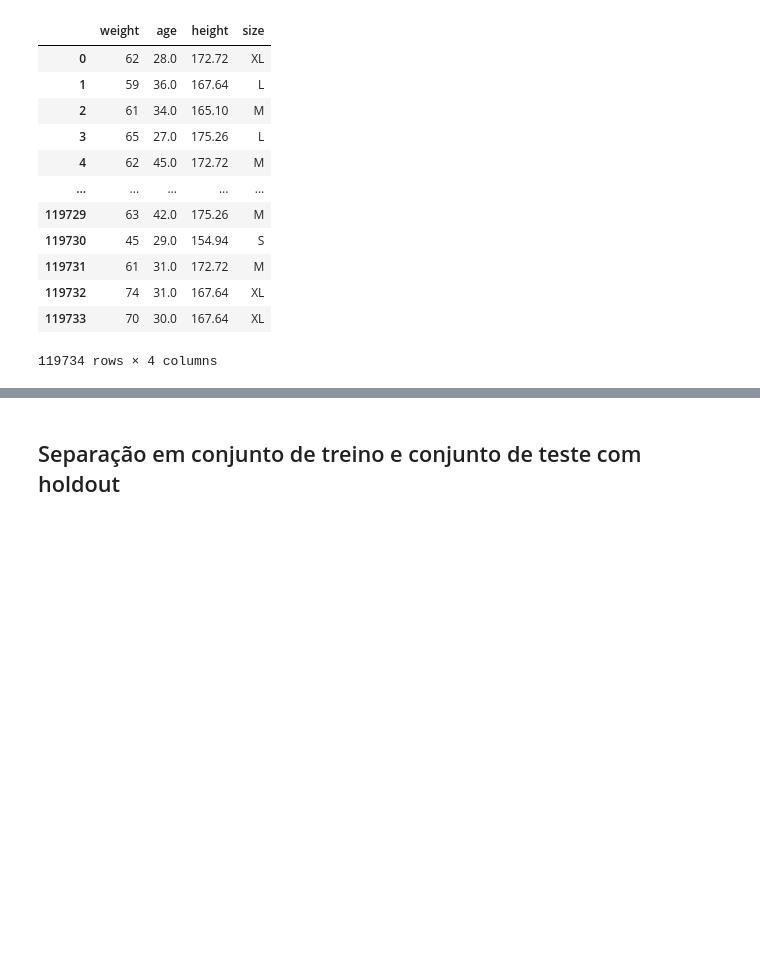
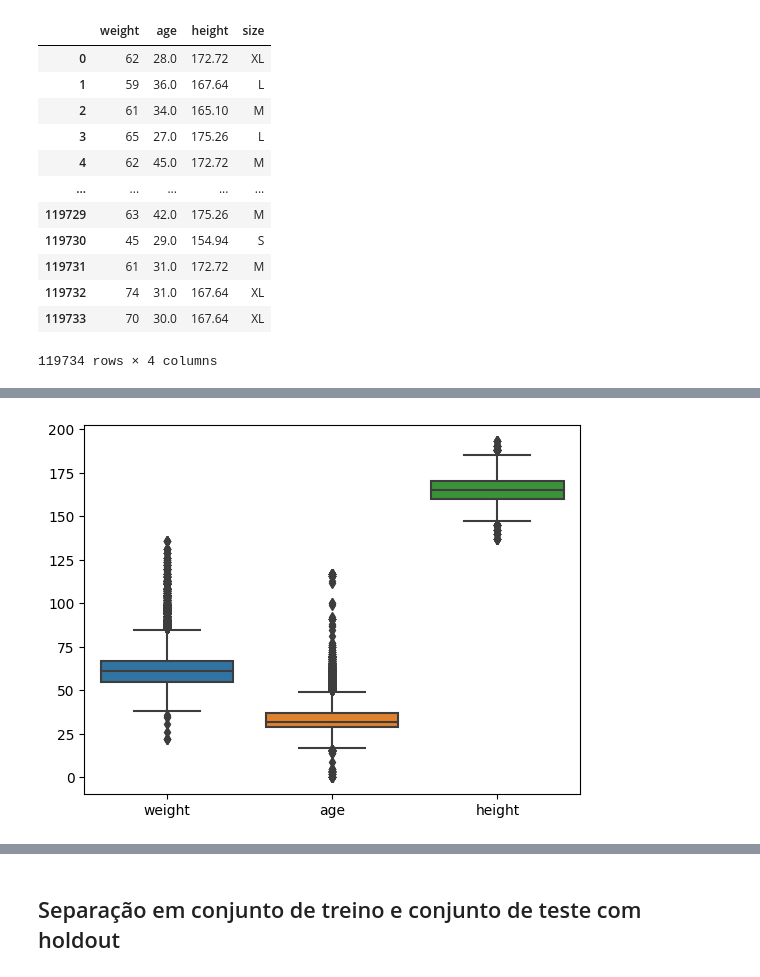
Before and after one commit to szalontai/PUC_Rio_MVP_sprint_04, a Jupyter notebook: MVP.ipynb, the cells around one changed output, grey strips where cells are left out. Cells and saved outputs as stored; diff of their text form; code cells hidden in the pictures; blank space fills up the shorter version.

```diff
--- a/MVP.ipynb
+++ b/MVP.ipynb
@@ -63,0 +190,4 @@ ds
+# %%
+sns.boxplot(data = ds);
+# %% [output]
+[figure, added]
```
Also changed, not shown: parts of 13 cells of this notebook.
